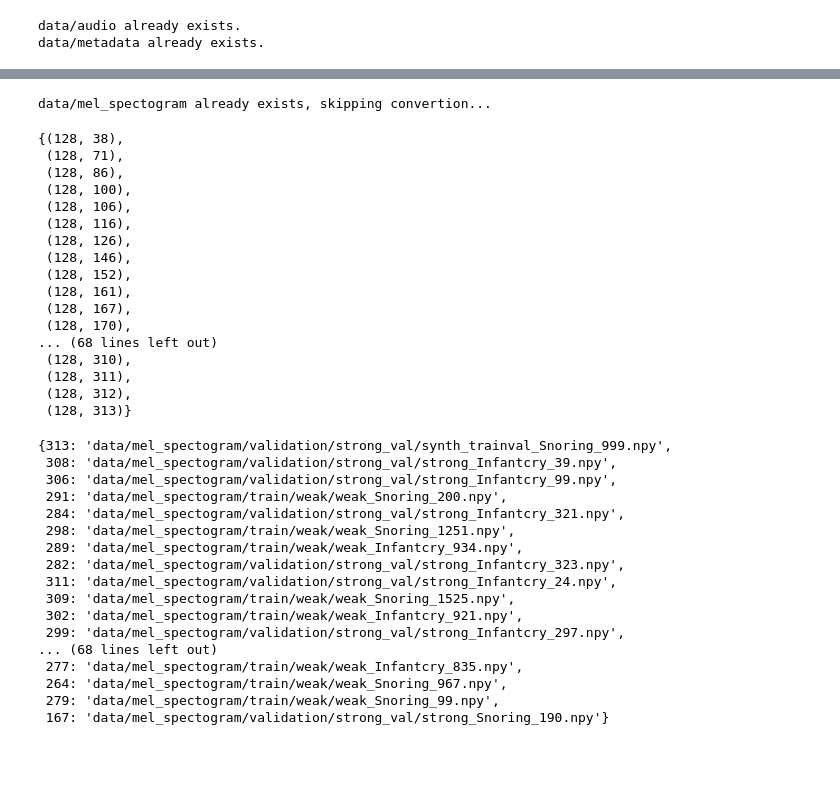
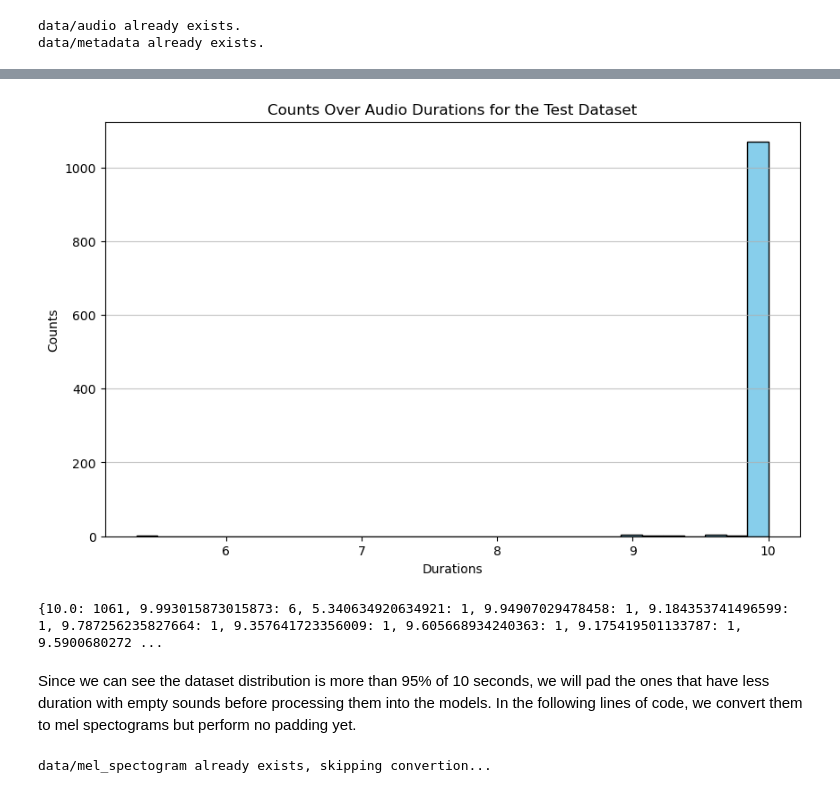
Before and after one commit to JayC-SF/COMP-432-Project, a Jupyter notebook: notebooks/preprocess_data.ipynb, the cells around one changed output, grey strips where cells are left out. Cells and saved outputs as stored; diff of their text form; code cells hidden in the pictures; blank space fills up the shorter version.

```diff
--- a/notebooks/preprocess_data.ipynb
+++ b/notebooks/preprocess_data.ipynb
@@ -57 +78,10 @@ data/metadata already exists.
+# %%
+prepd.get_durations(v.AUDIO_DATA_PATH/'test')
+prepd.plot_durations(durations, "Counts Over Audio Durations for the Test Dataset")
+print(prepd.count_durations(durations))
+# %% [output]
+[figure, added]
+{10.0: 1061, 9.993015873015873: 6, 5.340634920634921: 1, 9.94907029478458: 1, 9.184353741496599: 1, 9.787256235827664: 1, 9.357641723356009: 1, 9.605668934240363: 1, 9.175419501133787: 1, 9.5900680272 ...
+# %% [markdown]
+Since we can see the dataset distribution is more than 95% of 10 seconds, we will pad the ones that have less duration with empty sounds before processing them into the models. In the following lines of code, we convert them to mel spectograms but perform no padding yet.
 # %%
@@ -59,56 +90,2 @@ convert_audio_dataset_to_mel(v.AUDIO_DATA_PATH, v.MEL_SPECTOGRAM_PATH)
 # %% [output]
 data/mel_spectogram already exists, skipping convertion...
-# %%
-import numpy as np
-import glob
-import os
-
-shapes = set()
-file_list = sorted(glob.glob(os.path.join(base_path, "**/*.npy"), recursive=True))
-for i, file_path in enumerate(file_list):
-    f = np.load(file_path).astype(np.float32)
-    shapes.add(f.shape)
-
-shapes
-# %% [output]
-{(128, 38),
- (128, 71),
- (128, 86),
- (128, 100),
- (128, 106),
- (128, 116),
- (128, 126),
- (128, 146),
- (128, 152),
- (128, 161),
- (128, 167),
- (128, 170),
-... (68 lines left out)
- (128, 310),
- (128, 311),
- (128, 312),
- (128, 313)}
-# %%
-shapes = {}
-for i, file_path in enumerate(file_list):
-    f = np.load(file_path).astype(np.float32)
-    shapes[f.shape[1]] = file_path
-shapes
-# %% [output]
-{313: 'data/mel_spectogram/validation/strong_val/synth_trainval_Snoring_999.npy',
- 308: 'data/mel_spectogram/validation/strong_val/strong_Infantcry_39.npy',
- 306: 'data/mel_spectogram/validation/strong_val/strong_Infantcry_99.npy',
- 291: 'data/mel_spectogram/train/weak/weak_Snoring_200.npy',
- 284: 'data/mel_spectogram/validation/strong_val/strong_Infantcry_321.npy',
- 298: 'data/mel_spectogram/train/weak/weak_Snoring_1251.npy',
- 289: 'data/mel_spectogram/train/weak/weak_Infantcry_934.npy',
- 282: 'data/mel_spectogram/validation/strong_val/strong_Infantcry_323.npy',
- 311: 'data/mel_spectogram/validation/strong_val/strong_Infantcry_24.npy',
- 309: 'data/mel_spectogram/train/weak/weak_Snoring_1525.npy',
- 302: 'data/mel_spectogram/train/weak/weak_Infantcry_921.npy',
- 299: 'data/mel_spectogram/validation/strong_val/strong_Infantcry_297.npy',
-... (68 lines left out)
- 277: 'data/mel_spectogram/train/weak/weak_Infantcry_835.npy',
- 264: 'data/mel_spectogram/train/weak/weak_Snoring_967.npy',
- 279: 'data/mel_spectogram/train/weak/weak_Snoring_99.npy',
- 167: 'data/mel_spectogram/validation/strong_val/strong_Snoring_190.npy'}
```
Also changed, not shown: parts of 17 cells of this notebook, 3 other files.
